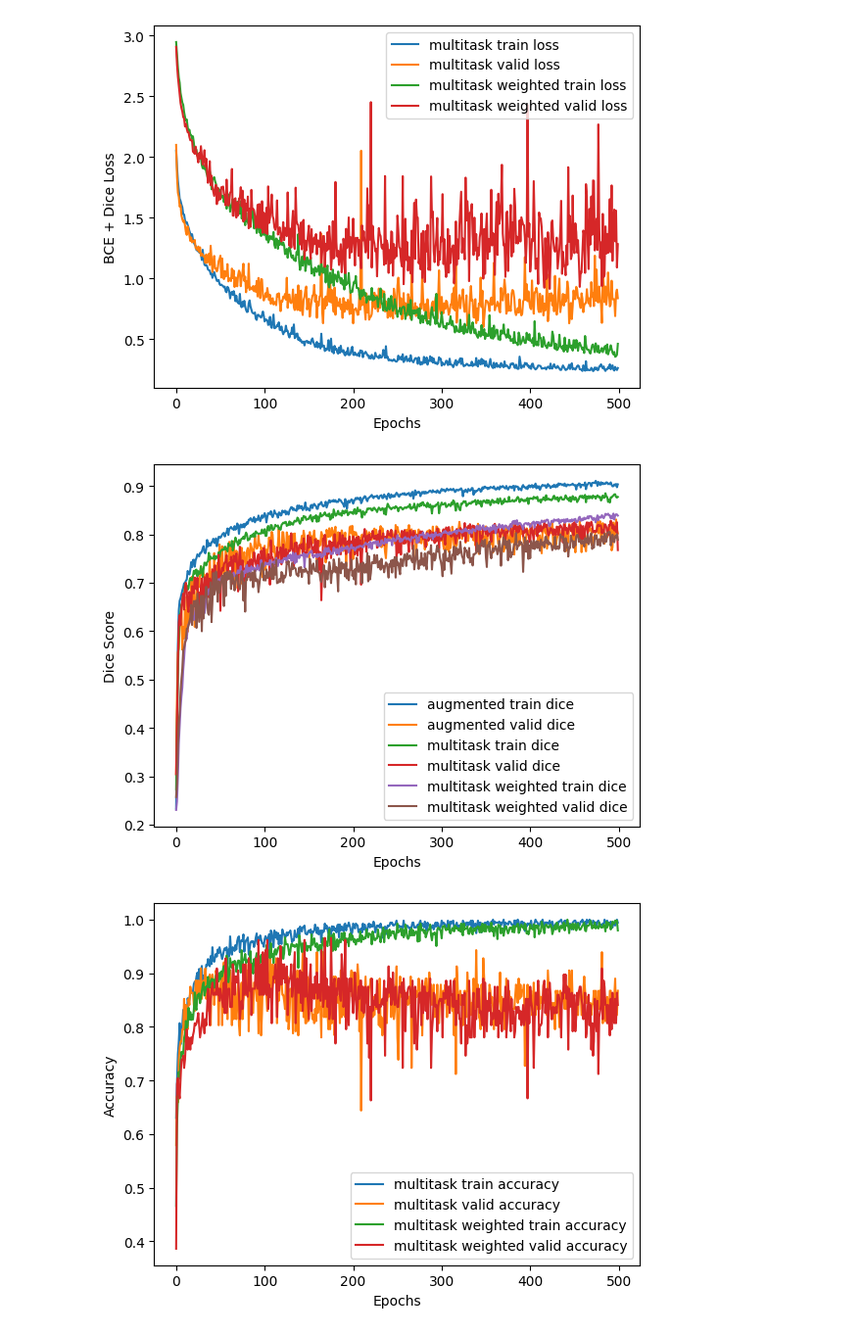
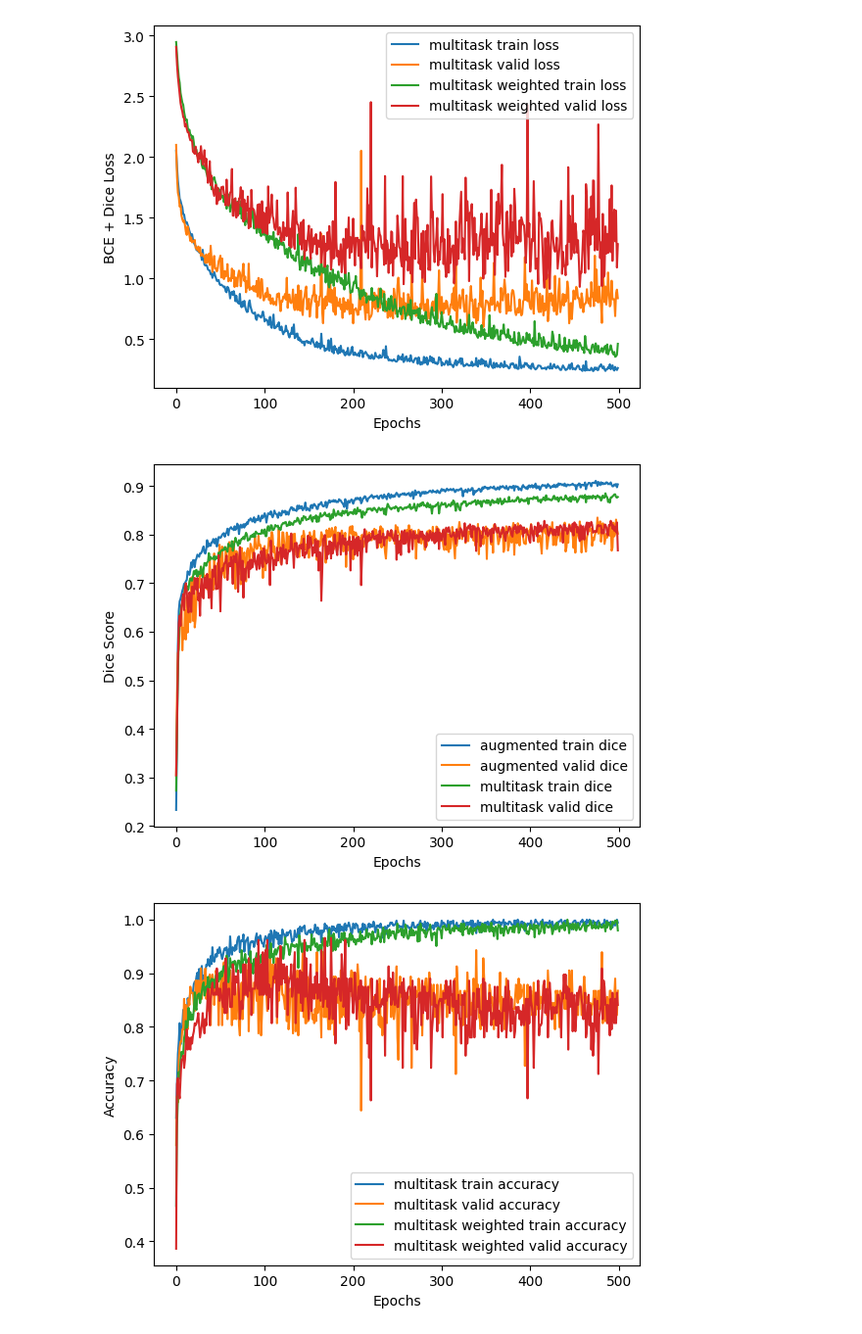
Before and after one commit to oliverjm1/mycetoma_segmentation, a Jupyter notebook: notebooks/plot_train_scores.ipynb, the cells around one changed output. Shown: that part at 98% size. Saved outputs shown, nothing was run; the diff lists cells and outputs as text; code cells hidden in the pictures.

```diff
--- a/notebooks/plot_train_scores.ipynb
+++ b/notebooks/plot_train_scores.ipynb
@@ -143,25 +143,25 @@ plt.show()
 # %%
 # Plot dice scores
 #plt.plot(baseline_scores['train_dice_scores'], label='baseline train dice')
 #plt.plot(baseline_scores['val_dice_scores'], label='baseline valid dice')
 
 plt.plot(augmented_scores['train_dice_scores'], label='augmented train dice')
 plt.plot(augmented_scores['val_dice_scores'], label='augmented valid dice')
 
 plt.plot(multitask1_scores['train_dice_scores'], label='multitask train dice')
 plt.plot(multitask1_scores['val_dice_scores'], label='multitask valid dice')
 
-plt.plot(multitask2_scores['train_dice_scores'], label='multitask weighted train dice')
-plt.plot(multitask2_scores['val_dice_scores'], label='multitask weighted valid dice')
+#plt.plot(multitask2_scores['train_dice_scores'], label='multitask weighted train dice')
+#plt.plot(multitask2_scores['val_dice_scores'], label='multitask weighted valid dice')
 
 plt.legend()
 
 plt.xlabel('Epochs')
 plt.ylabel('Dice Score')
 
 plt.show()
 # %% [output]
-[figure, old version]
+[figure, new version]
 # %%
 # Plot classification accuracy
 plt.plot(multitask1_scores['train_accuracies'], label='multitask train accuracy')
```
Also changed, not shown: 3 other files.
